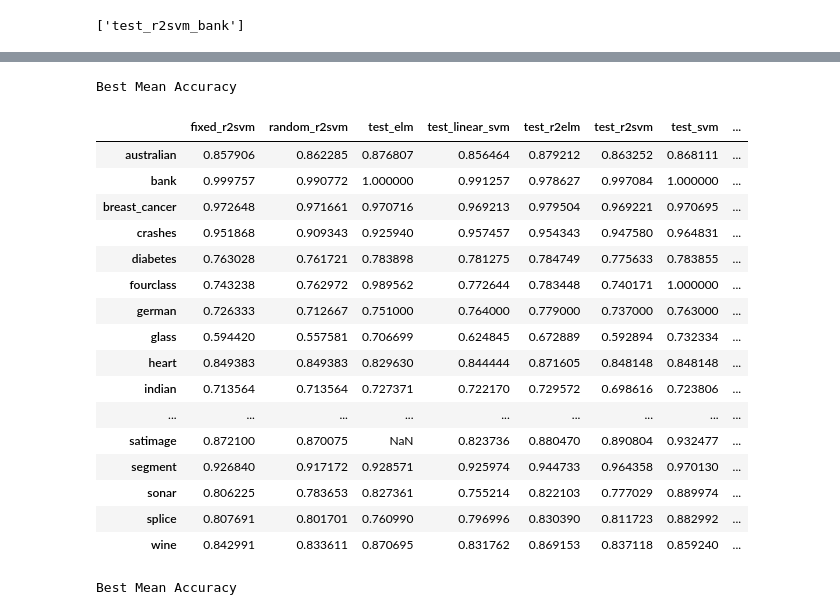
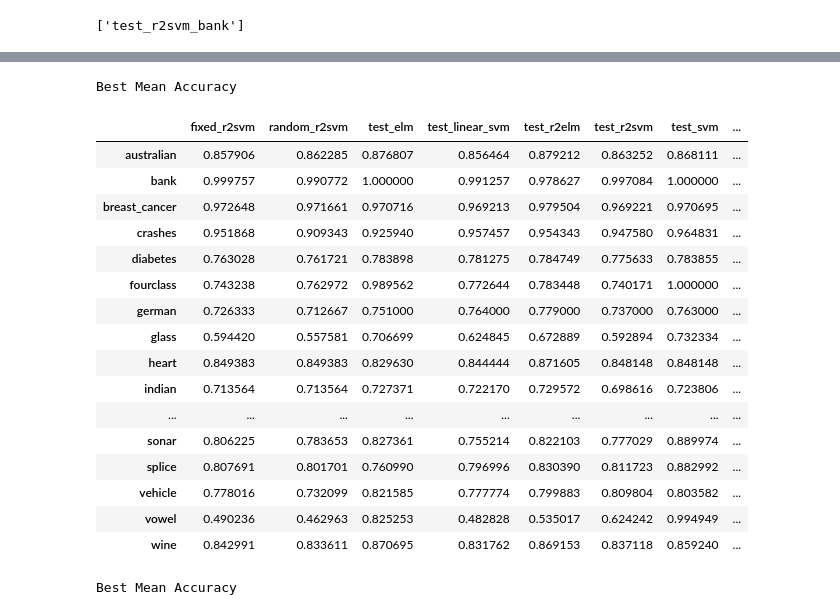
Before and after one commit to kudkudak/r2-learner, a Jupyter notebook: notebooks/results.ipynb, the cells around one changed output, grey strips where cells are left out. Drawn from its saved outputs; the diff is of its cells as text; code cells hidden in the pictures.

Commit message:
triple vehicle and vowel

```diff
--- a/notebooks/results.ipynb
+++ b/notebooks/results.ipynb
@@ -91,36 +94,37 @@ test_r2svm_satimage
 # %%
 models = ['test_elm', 'test_svm', 'test_linear_svm','test_r2svm', 'test_r2elm', 'random_r2svm', 'fixed_r2svm',
         'triple_svm', 'triple_r2svm', 'triple_fixed_r2svm',]
-datasets = ['glass', 'australian', 'bank','breast_cancer', 'crashes', 'liver', 'segment', 'satimage', 'heart',
-            'diabetes', 'fourclass', 'german', 'indian', 'ionosphere', 'sonar', 'splice', 'iris', 'wine', 'pendigits']
+datasets = ['glass', 'australian', 'bank','breast_cancer', 'crashes', 'liver', 'segment', 'satimage', 'heart', 'vowel',
+            'diabetes', 'fourclass', 'german', 'indian', 'ionosphere', 'sonar', 'splice', 'iris', 'wine', 'pendigits',
+            'vehicle']
 
 best_results = {model: {} for model in models}
 for model in models:
     for data in datasets:
         if model + '_' + data in csv_results.keys():
             df = csv_results[model + '_' + data]
             best_results[model][data] = df['mean_acc'].max()
 
 print "Best Mean Accuracy"
 pd.DataFrame.from_dict(best_results)
 # %% [output]
 Best Mean Accuracy
 |  | fixed_r2svm | random_r2svm | test_elm | test_linear_svm | test_r2elm | test_r2svm | test_svm | ... |
 | australian | 0.857906 | 0.862285 | 0.876807 | 0.856464 | 0.879212 | 0.863252 | 0.868111 | ... |
 | bank | 0.999757 | 0.990772 | 1.000000 | 0.991257 | 0.978627 | 0.997084 | 1.000000 | ... |
 | breast_cancer | 0.972648 | 0.971661 | 0.970716 | 0.969213 | 0.979504 | 0.969221 | 0.970695 | ... |
 | crashes | 0.951868 | 0.909343 | 0.925940 | 0.957457 | 0.954343 | 0.947580 | 0.964831 | ... |
 | diabetes | 0.763028 | 0.761721 | 0.783898 | 0.781275 | 0.784749 | 0.775633 | 0.783855 | ... |
 | fourclass | 0.743238 | 0.762972 | 0.989562 | 0.772644 | 0.783448 | 0.740171 | 1.000000 | ... |
 | german | 0.726333 | 0.712667 | 0.751000 | 0.764000 | 0.779000 | 0.737000 | 0.763000 | ... |
 | glass | 0.594420 | 0.557581 | 0.706699 | 0.624845 | 0.672889 | 0.592894 | 0.732334 | ... |
 | heart | 0.849383 | 0.849383 | 0.829630 | 0.844444 | 0.871605 | 0.848148 | 0.848148 | ... |
 | indian | 0.713564 | 0.713564 | 0.727371 | 0.722170 | 0.729572 | 0.698616 | 0.723806 | ... |
 | ... | ... | ... | ... | ... | ... | ... | ... | ... |
-| satimage | 0.872100 | 0.870075 | NaN | 0.823736 | 0.880470 | 0.890804 | 0.932477 | ... |
-| segment | 0.926840 | 0.917172 | 0.928571 | 0.925974 | 0.944733 | 0.964358 | 0.970130 | ... |
 | sonar | 0.806225 | 0.783653 | 0.827361 | 0.755214 | 0.822103 | 0.777029 | 0.889974 | ... |
 | splice | 0.807691 | 0.801701 | 0.760990 | 0.796996 | 0.830390 | 0.811723 | 0.882992 | ... |
+| vehicle | 0.778016 | 0.732099 | 0.821585 | 0.777774 | 0.799883 | 0.809804 | 0.803582 | ... |
+| vowel | 0.490236 | 0.462963 | 0.825253 | 0.482828 | 0.535017 | 0.624242 | 0.994949 | ... |
 | wine | 0.842991 | 0.833611 | 0.870695 | 0.831762 | 0.869153 | 0.837118 | 0.859240 | ... |
 # %%
 models = ['random_r2svm', 'lmao_r2svm', 'center_random_r2svm',
```
Also changed, not shown: parts of 4 cells of this notebook, 2 other files.
